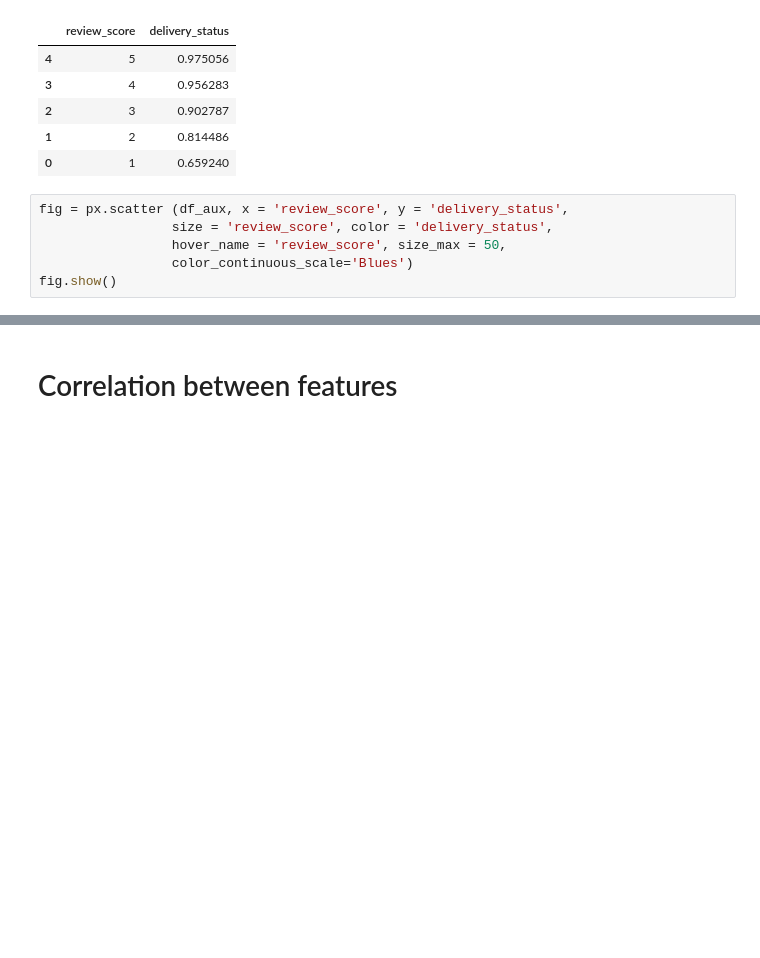
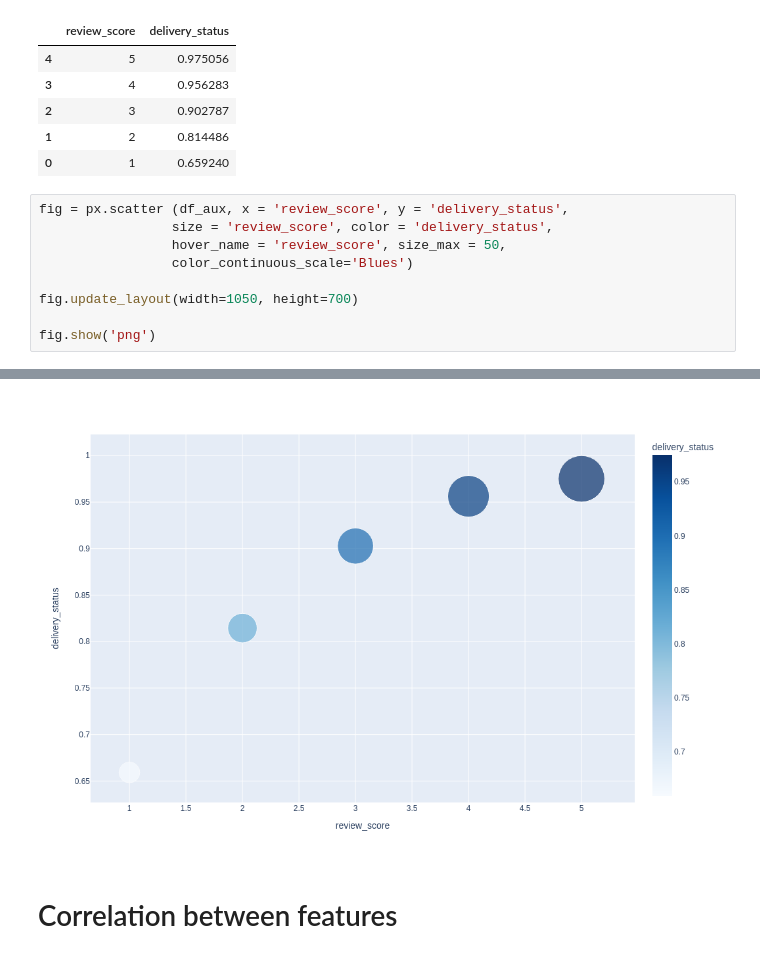
Before and after one commit to robsoncserafim/Olist_project, a Jupyter notebook: Olist_project_Bigtable_and_ML.ipynb, the cells around one changed output, grey strips where cells are left out. Drawn from its saved outputs; the diff is of its cells as text; blank space fills up the shorter version.

```diff
--- a/Olist_project_Bigtable_and_ML.ipynb
+++ b/Olist_project_Bigtable_and_ML.ipynb
@@ -486,5 +492,8 @@ fig = px.scatter (df_aux, x = 'review_score', y = 'delivery_status',
                  size = 'review_score', color = 'delivery_status',
                  hover_name = 'review_score', size_max = 50,
                  color_continuous_scale='Blues')
-fig.show()
+
+fig.update_layout(width=1050, height=700)
+
+fig.show('png')
 # %% [output]
@@ -492,3 +500,4 @@ fig.show()
+[figure, added]
 # %% [markdown]
 # Correlation between features
 # %%
```
Also changed, not shown: parts of 11 cells of this notebook.
